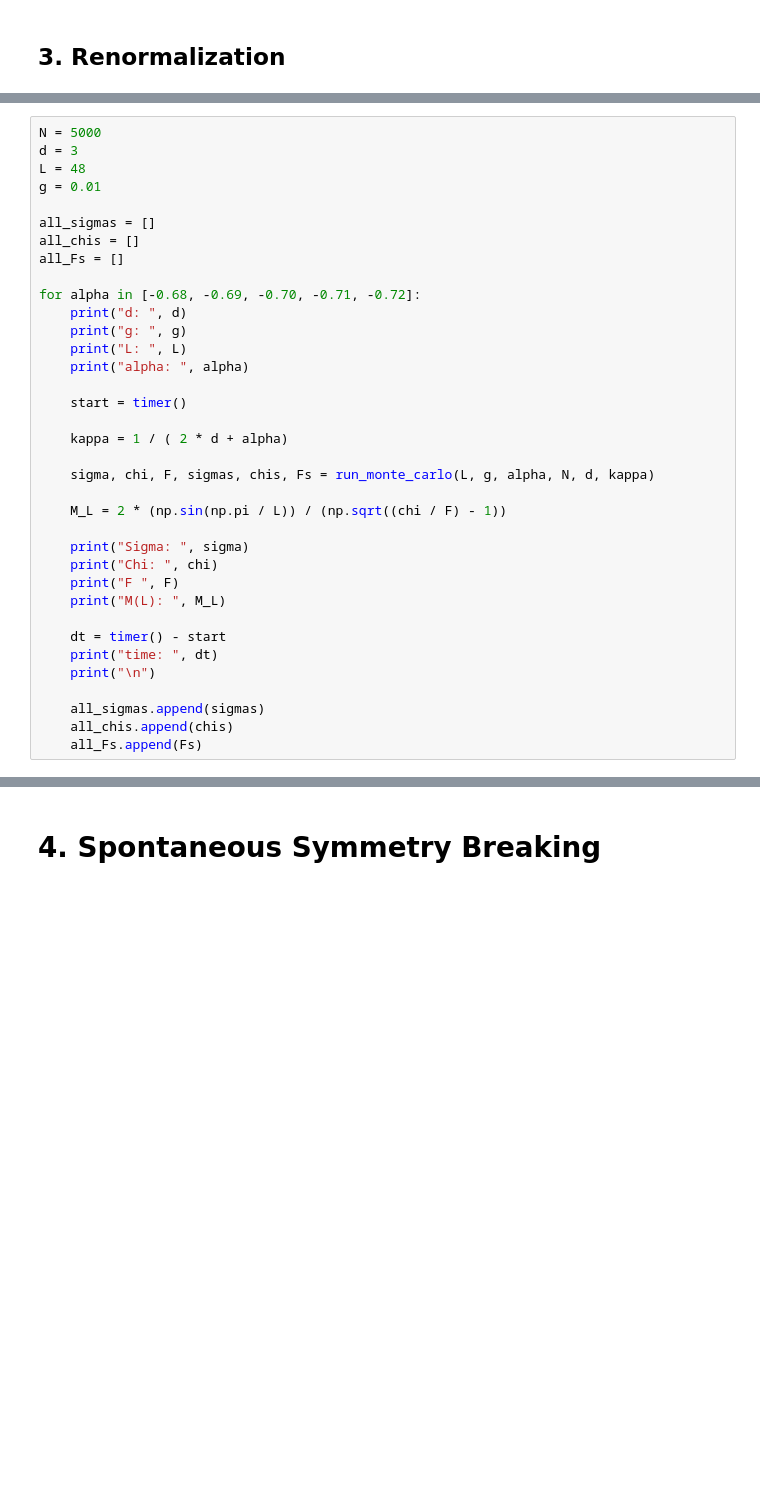
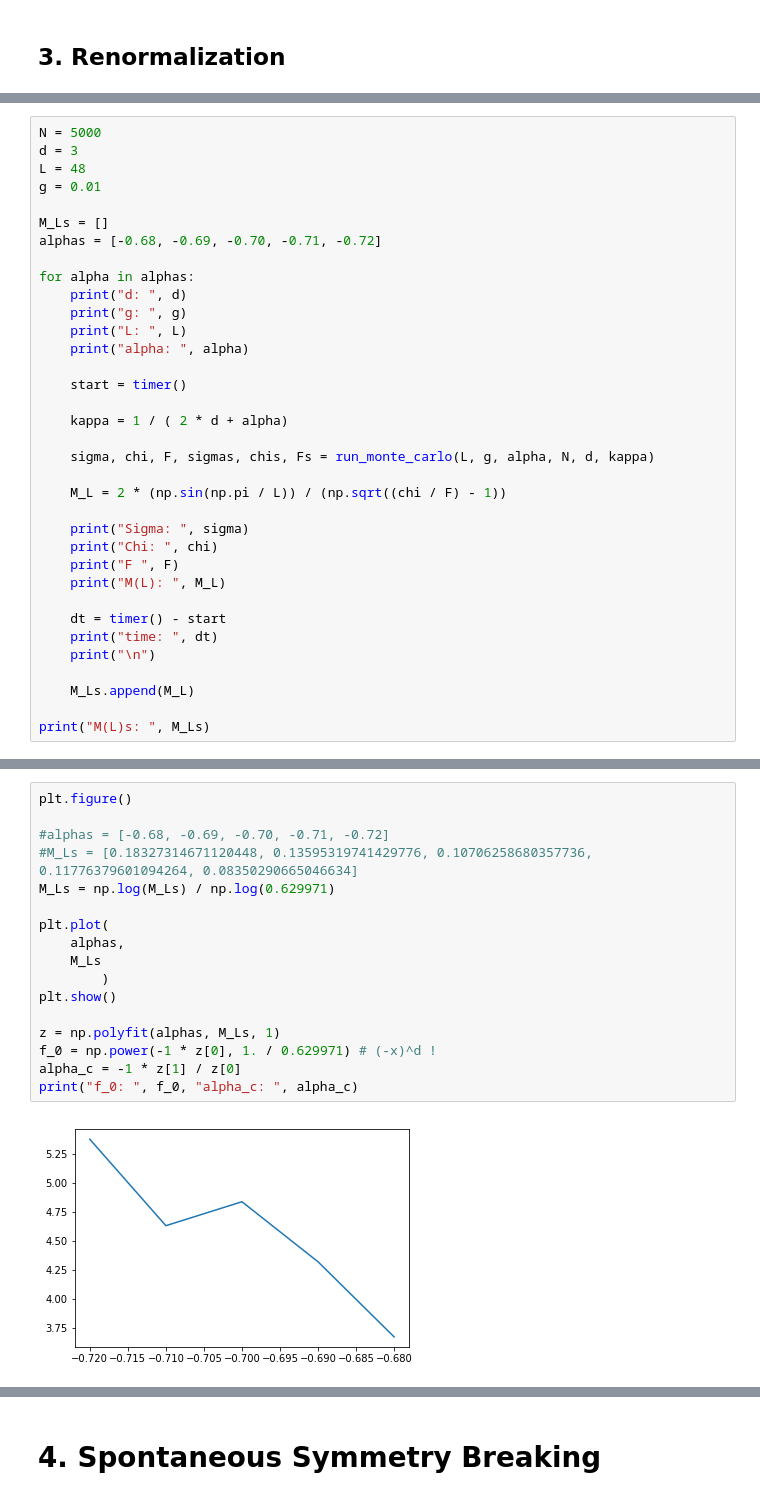
Before and after one commit to farice/QFT-Final-Project, a Jupyter notebook: project1.ipynb, the cells around one changed output, grey strips where cells are left out. Saved outputs shown, nothing was run; the diff lists cells and outputs as text; blank space fills up the shorter version.

```diff
--- a/project1.ipynb
+++ b/project1.ipynb
@@ -644,11 +666,10 @@ d = 3
 L = 48
 g = 0.01
 
-all_sigmas = []
-all_chis = []
-all_Fs = []
+M_Ls = []
+alphas = [-0.68, -0.69, -0.70, -0.71, -0.72]
 
-for alpha in [-0.68, -0.69, -0.70, -0.71, -0.72]:
+for alpha in alphas:
     print("d: ", d)
     print("g: ", g)
     print("L: ", L)
@@ -671,6 +692,6 @@ for alpha in [-0.68, -0.69, -0.70, -0.71, -0.72]:
     print("time: ", dt)
     print("\n")
 
-    all_sigmas.append(sigmas)
-    all_chis.append(chis)
-    all_Fs.append(Fs)
+    M_Ls.append(M_L)
+
+print("M(L)s: ", M_Ls)
@@ -676,0 +716,19 @@ for alpha in [-0.68, -0.69, -0.70, -0.71, -0.72]:
+# %%
+plt.figure()
+
+#alphas = [-0.68, -0.69, -0.70, -0.71, -0.72]
+#M_Ls = [0.18327314671120448, 0.13595319741429776, 0.10706258680357736, 0.11776379601094264, 0.08350290665046634]
+M_Ls = np.log(M_Ls) / np.log(0.629971)
+
+plt.plot(
+    alphas,
+    M_Ls
+        )
+plt.show()
+
+z = np.polyfit(alphas, M_Ls, 1)
+f_0 = np.power(-1 * z[0], 1. / 0.629971) # (-x)^d !
+alpha_c = -1 * z[1] / z[0]
+print("f_0: ", f_0, "alpha_c: ", alpha_c)
+# %% [output]
+[figure, added]
```
Also changed, not shown: parts of 15 cells of this notebook.
